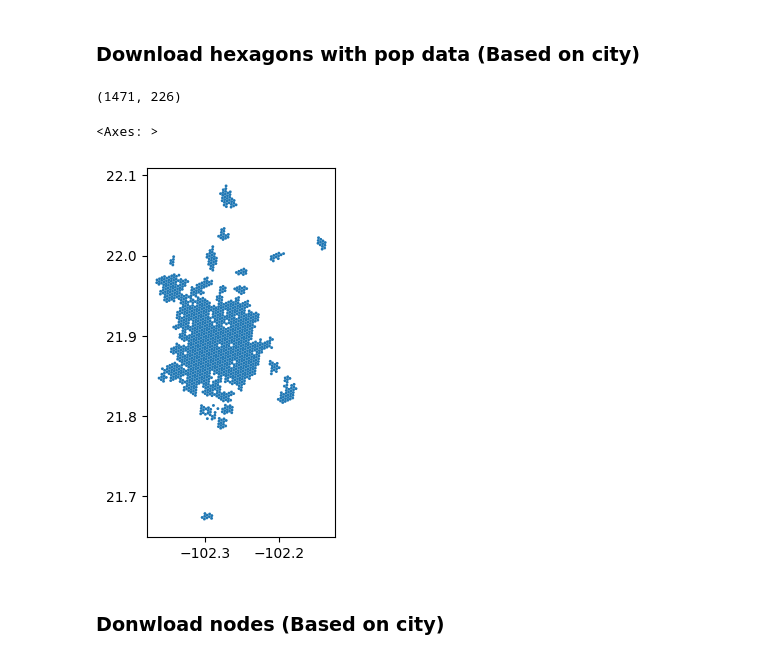
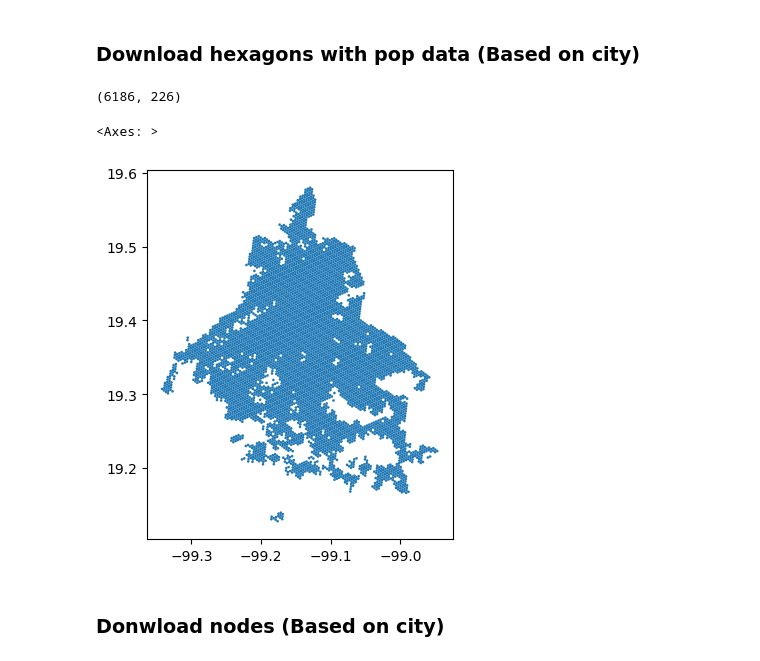
Before and after one commit to Observatorio-Ciudades/accesibilidad-urbana, a Jupyter notebook: notebooks/15_min_city/38-15-min-index.ipynb, the cells around one changed output. Drawn from its saved outputs; the diff is of its cells as text; code cells hidden in the pictures.

```diff
--- a/notebooks/15_min_city/38-15-min-index.ipynb
+++ b/notebooks/15_min_city/38-15-min-index.ipynb
@@ -52,5 +52,5 @@ if module_path not in sys.path:
 # %% [markdown]
 ## Notebook config
 # %%
-city = 'Aguascalientes'
+city = 'ZMVM'
 save_todb = True
@@ -61,9 +70,0 @@ save_todb = True
-# %%
-mun_schema = 'metropolis'
-mun_folder = 'metro_gdf' #CAMBIO DE metro_list a metro_gdf en la base de datos
-
-query = f"SELECT * FROM {mun_schema}.{mun_folder} WHERE \"city\" LIKE \'{city}\'"
-mun_gdf = aup.gdf_from_query(query, geometry_col='geometry')
-
-print(mun_gdf.shape)
-mun_gdf.head()
@@ -78,20 +73,25 @@ mun_gdf.head()
 # %%
 # Select source (res9)
 hex_pop = gpd.GeoDataFrame()
 hex_schema = 'censo'
 hex_folder = 'hex_censo_mza_2020_res9'
 
-# Downloads hexagons within 'city'
-query = f"SELECT * FROM {hex_schema}.{hex_folder} WHERE \"metropolis\" LIKE \'{city}\'"
+if city == 'ZMVM':
+    # Downloads hexagons corresponding to CDMX only
+    query = f"SELECT * FROM {hex_schema}.{hex_folder} WHERE \"hex_id_9\" IN {hex_ids}"
+else:
+    # Downloads hexagons within 'city'
+    query = f"SELECT * FROM {hex_schema}.{hex_folder} WHERE \"metropolis\" LIKE \'{city}\'"
+
 hex_pop = aup.gdf_from_query(query, geometry_col='geometry')
 
 print(hex_pop.shape)
 hex_pop.head(2)
 hex_pop.plot()
 # %% [output]
-(1471, 226)
+(6186, 226)
 <Axes: >
-[figure, old version]
+[figure, new version]
 # %% [markdown]
 ### Donwload nodes (Based on city)
 # %%
```
Also changed, not shown: parts of 23 cells of this notebook, 1 other file.
